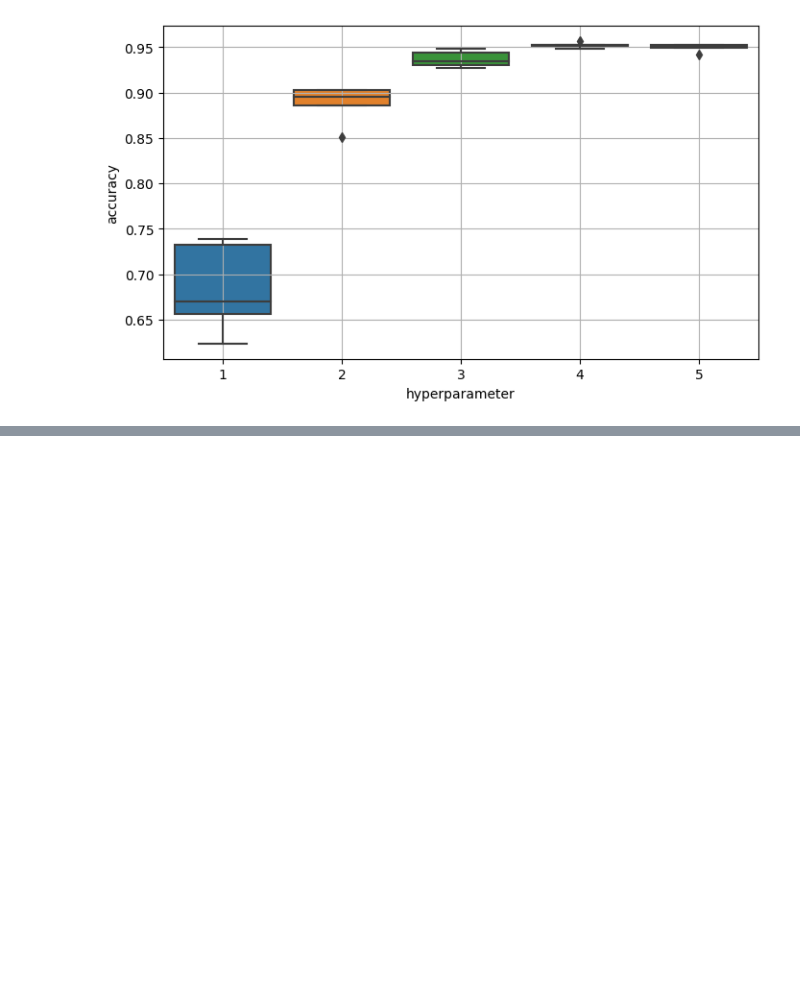
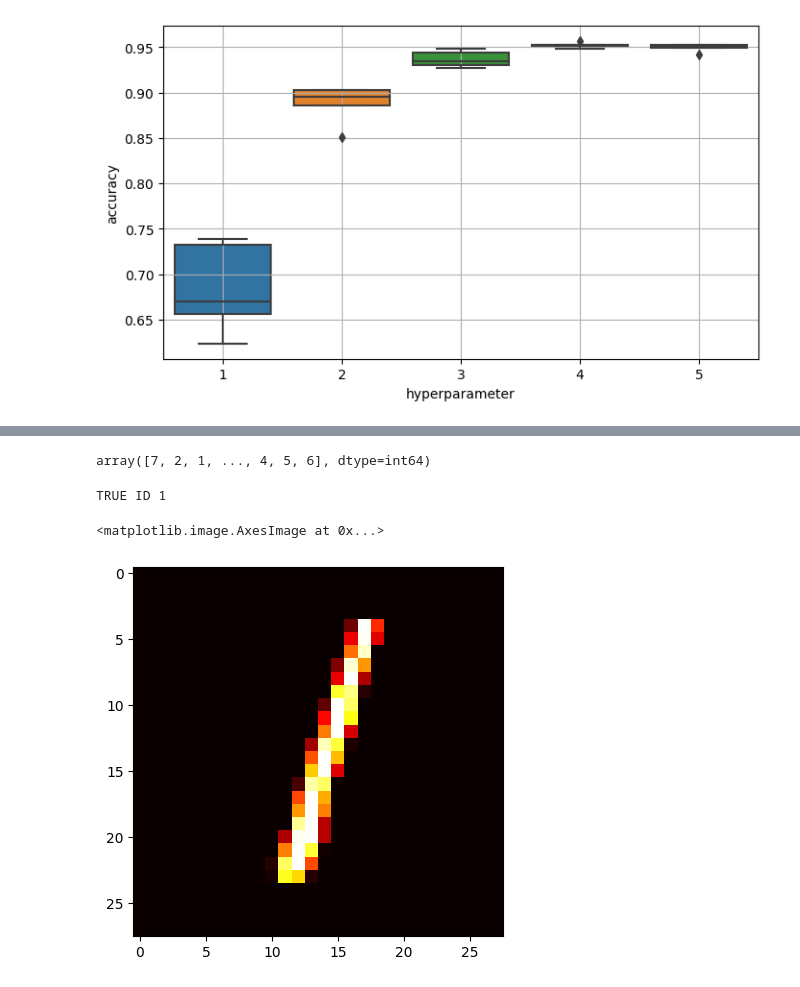
Before and after one commit to renatohack/Robotics-and-Computer-Vision, a Jupyter notebook: 2 - Computer Vision/cv/digits/src/kdigits-fold.ipynb, the cells around one changed output, grey strips where cells are left out. Saved outputs shown, nothing was run; the diff lists cells and outputs as text; code cells hidden in the pictures; blank space fills up the shorter version.

Commit message:
Rede V3 com visualização no final

```diff
--- a/2 - Computer Vision/cv/digits/src/kdigits-fold.ipynb
+++ b/2 - Computer Vision/cv/digits/src/kdigits-fold.ipynb
@@ -185,0 +195,15 @@ ax.grid()
+# %%
+Y_predicted = numpy.argmax(Y_test, axis = 1)
+Y_predicted
+# %% [output]
+array([7, 2, 1, ..., 4, 5, 6], dtype=int64)
+# %%
+# TABAJARA VALIDATOR
+image_id = 2
+print(f"TRUE ID {Y_predicted[image_id]}")
+# Y_test[image_id, :]
+pyplot.imshow(validation_images[image_id], cmap='hot')
+# %% [output]
+TRUE ID 1
+<matplotlib.image.AxesImage at 0x...>
+[figure, added]
```
Also changed, not shown: parts of 2 cells of this notebook.
